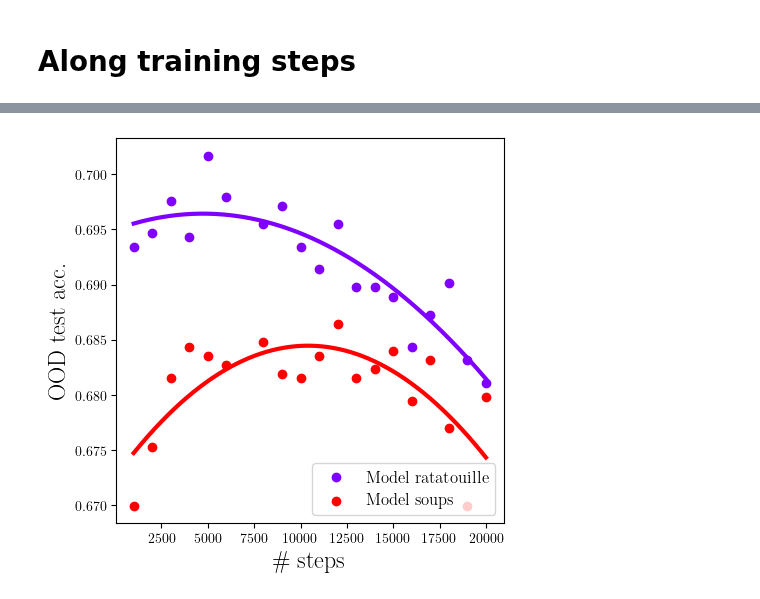
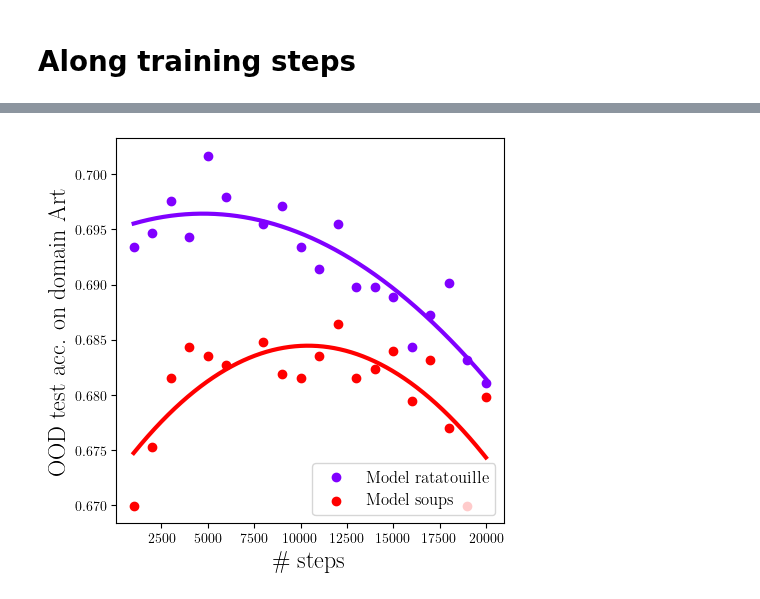
Before and after one commit to alexrame/domainbedv2, a Jupyter notebook: notebooks/recycling/diwa_diversity_versus_accuracy_terra.ipynb, the cells around one changed output, grey strips where cells are left out. Saved outputs shown, nothing was run; the diff lists cells and outputs as text; code cells hidden in the pictures.

```diff
--- a/notebooks/recycling/diwa_diversity_versus_accuracy_terra.ipynb
+++ b/notebooks/recycling/diwa_diversity_versus_accuracy_terra.ipynb
@@ -147,21 +149,22 @@ l[1].append({"acc": 0.6831479192418624, "dirs": "home_erm20k_lp_0103_allsteps,ho
 l[1].append({"acc": 0.681087762669963, "dirs": "home_erm20k_lp_0103_allsteps,home_erm20k_fdn_lp_0103_allsteps,home_erm20k_fpacs_lp_0103_allsteps,home_erm20k_fvlcs_lp_0103_allsteps,home_erm20k_fterra_lp_0103_allsteps", "length": 20, "lengthf": 20, "step": 20000, "testenv": 0, "topk": "-4", "train_acc": 0.8669707335613835, "trialseed": 0, "printres": "&&"})
 # %%
 plot.MUL = 0
+plot.dict_key_to_label["acc"] = "OOD test acc. on domain " + "Art"
 fig = plot.plot_key(
     l,
     labels=["Model soups", "Model ratatouille"],
     key1="step",
     key2="acc",
     #keyerror="divq_net_std",
     loc="lower right",
     order="2",
     list_indexes=[1, 0]
     # diag=69.8,
     # _dict_key_to_limit={"acc": [0.669, 0.70]}
 )
 plot.save_fig(fig, "diwa/fig_diwa_step_" + "home0" + ".pdf")
 # %% [output]
-[figure, old version]
+[figure, new version]
 # %%
 plot.MUL = 0
 fig = plot.plot_key(
```
Also changed, not shown: parts of 1 cell of this notebook, 6 other files.
